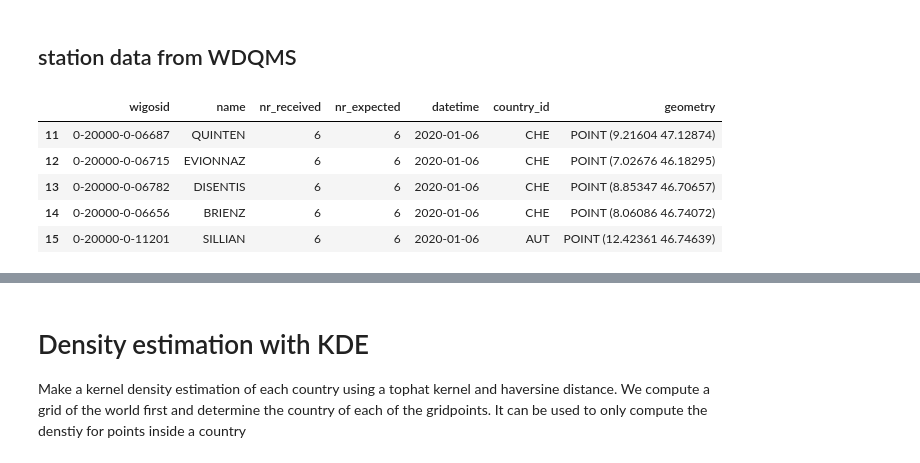
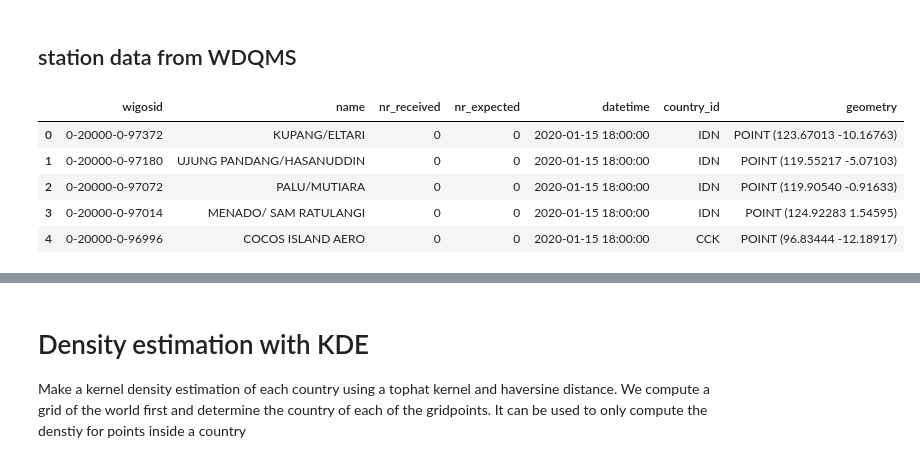
Before and after one commit to kurt-hectic/wmo-notebooks, a Jupyter notebook: GBON HR definitions.ipynb, the cells around one changed output, grey strips where cells are left out. Saved outputs shown, nothing was run; the diff lists cells and outputs as text; code cells hidden in the pictures.

Commit message:
WDQMS status analyiss

```diff
--- a/GBON HR definitions.ipynb
+++ b/GBON HR definitions.ipynb
@@ -107,39 +108,72 @@ gdf_world_area.head(2)
 # %% [markdown]
 ## station data from WDQMS
 # %%
-files = ["synop_ecmwf_2020_01_01-09.csv.gz","synop_ecmwf_2020_01_10-19.csv.gz","synop_ecmwf_2020_01_20-29.csv.gz","synop_ecmwf_2020_01_30-31.csv.gz"]
+analysis_type = "UA"
+
+if analysis_type == "SYNOP":
+    files = ["synop_ecmwf_2020_01_01-09.csv.gz","synop_ecmwf_2020_01_10-19.csv.gz","synop_ecmwf_2020_01_20-29.csv.gz","synop_ecmwf_2020_01_30-31.csv.gz"]
+    var_id = 110
+elif analysis_type == "UA":
+    files = ["temp_ecmwf_2020_01.csv.gz",]
+    var_id = 1
+else:
+    raise Exception("analysis type not supported")
+
 df_stations=None
 for f in files:
     f = os.path.join( datadir,  "WDQMS/{}".format(f))
 
     df = pd.read_csv(f)
-    df=df[df.var_id==110]
+    df=df[df.var_id==var_id]
 
     df_stations = pd.concat( [df_stations,df] )
 
 df_stations.dropna(how="all",inplace = True)
 
 tmp = df_stations["name.1"].str.split("_",expand=True)
 df_stations["center"] = tmp[1]
 df_stations["datetime"] = pd.to_datetime( tmp[0] , format="%Y%m%d%H" )
 
 df_stations.drop(columns=["name.1",],inplace=True)
+
+
+
+df_stations=None
+for f in files:
+    f = os.path.join( datadir,  "WDQMS/{}".format(f))
+
+    df = pd.read_csv(f)
+    df=df[df.var_id==1]
+
+    df_stations = pd.concat( [df_stations,df] )
+
+df_stations.dropna(how="all",inplace = True)
+
+tmp = df_stations["name.1"].str.split("_",expand=True)
+df_stations["center"] = tmp[1]
+df_stations["datetime"] = pd.to_datetime( tmp[0] , format="%Y%m%d%H" )
+
+df_stations.drop(columns=["name.1",],inplace=True)
+
+
+
+
 df_stations.loc[df_stations.country_id=="ROM","country_id"] = "ROU" #incorrect country code for Roumania in WDQMS
 df_stations.loc[df_stations.country_id=="GRL","country_id"] = "DNK" #count Greenland stations towards Denmark
 
 
 geometry = [Point(xy) for xy in zip(df_stations.longitude , df_stations.latitude)]
 crs =  'epsg:4326'
 gdf_stations = gpd.GeoDataFrame(df_stations[["wigosid","name","nr_received","nr_expected","datetime","country_id"]], crs=crs, geometry=geometry)
 
 gdf_stations.head(5)
 # %% [output]
 |  | wigosid | name | nr_received | nr_expected | datetime | country_id | geometry |
-| 11 | 0-20000-0-06687 | QUINTEN | 6 | 6 | 2020-01-06 | CHE | POINT (9.21604 47.12874) |
-| 12 | 0-20000-0-06715 | EVIONNAZ | 6 | 6 | 2020-01-06 | CHE | POINT (7.02676 46.18295) |
-| 13 | 0-20000-0-06782 | DISENTIS | 6 | 6 | 2020-01-06 | CHE | POINT (8.85347 46.70657) |
-| 14 | 0-20000-0-06656 | BRIENZ | 6 | 6 | 2020-01-06 | CHE | POINT (8.06086 46.74072) |
-| 15 | 0-20000-0-11201 | SILLIAN | 6 | 6 | 2020-01-06 | AUT | POINT (12.42361 46.74639) |
+| 0 | 0-20000-0-97372 | KUPANG/ELTARI | 0 | 0 | 2020-01-15 18:00:00 | IDN | POINT (123.67013 -10.16763) |
+| 1 | 0-20000-0-97180 | UJUNG PANDANG/HASANUDDIN | 0 | 0 | 2020-01-15 18:00:00 | IDN | POINT (119.55217 -5.07103) |
+| 2 | 0-20000-0-97072 | PALU/MUTIARA | 0 | 0 | 2020-01-15 18:00:00 | IDN | POINT (119.90540 -0.91633) |
+| 3 | 0-20000-0-97014 | MENADO/ SAM RATULANGI | 0 | 0 | 2020-01-15 18:00:00 | IDN | POINT (124.92283 1.54595) |
+| 4 | 0-20000-0-96996 | COCOS ISLAND AERO | 0 | 0 | 2020-01-15 18:00:00 | CCK | POINT (96.83444 -12.18917) |
 # %%
 # baseline of stations. All unique stations
 gdf_baseline=gdf_stations.drop_duplicates(subset="wigosid")
```
Also changed, not shown: parts of 21 cells of this notebook, 2 other files.
